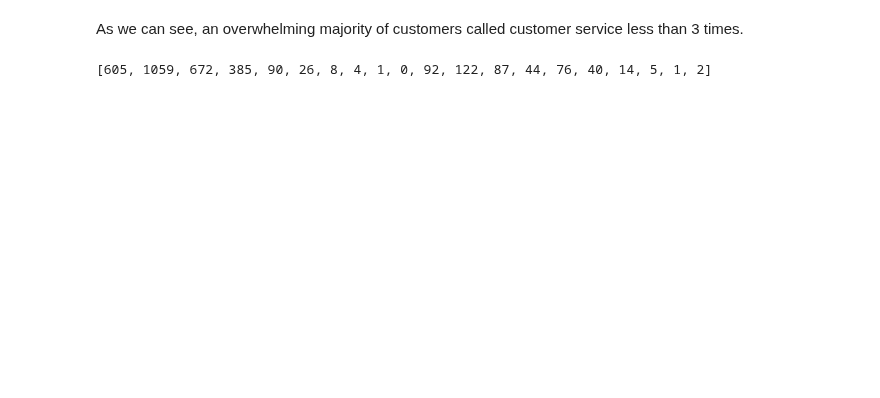
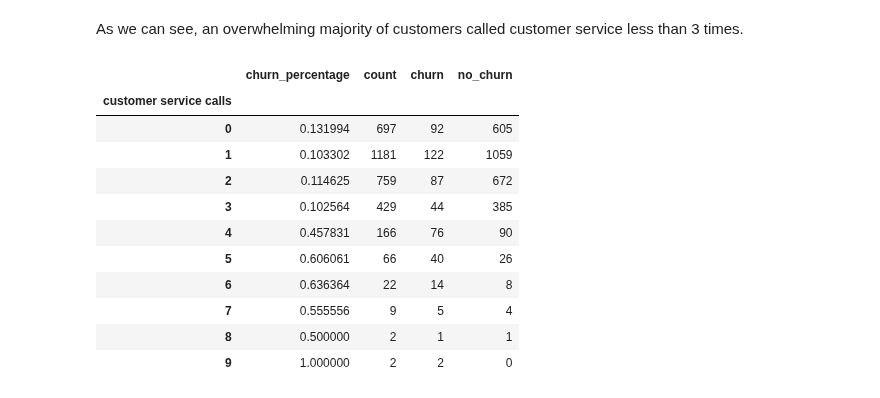
Before and after one commit to bmjaron/phase_3_project, a Jupyter notebook: Untitled1.ipynb, the cells around one changed output. Cells and saved outputs as stored; diff of their text form; code cells hidden in the pictures; blank space fills up the shorter version.

```diff
--- a/Untitled1.ipynb
+++ b/Untitled1.ipynb
@@ -119,9 +121,27 @@ As we can see, an overwhelming majority of customers called customer service les
 # %%
 df_2 = df[['customer service calls', 'churn']]
 
 churn = [df_2.groupby('customer service calls').sum()['churn'][calls] for calls in range(0,10)]
 no_churn = [df_2['customer service calls'].value_counts()[calls]-churn[calls] for calls in range(0,10)]
+churn_percentage = [churn[calls]/(churn[calls]+no_churn[calls]) for calls in range(0,10)]
 
-plt
+pivot_df = pd.pivot_table(data=df_2, index='customer service calls')
+pivot_df.rename(columns={'churn': 'churn_percentage'}, inplace=True)
+pivot_df['count'] = df['customer service calls'].value_counts()
+pivot_df['churn'] = pd.Series(churn)
+pivot_df['no_churn'] = pd.Series(no_churn)
+
+pivot_df
 # %% [output]
-[605, 1059, 672, 385, 90, 26, 8, 4, 1, 0, 92, 122, 87, 44, 76, 40, 14, 5, 1, 2]
+|  | churn_percentage | count | churn | no_churn |
+| customer service calls |  |  |  |  |
+| 0 | 0.131994 | 697 | 92 | 605 |
+| 1 | 0.103302 | 1181 | 122 | 1059 |
+| 2 | 0.114625 | 759 | 87 | 672 |
+| 3 | 0.102564 | 429 | 44 | 385 |
+| 4 | 0.457831 | 166 | 76 | 90 |
+| 5 | 0.606061 | 66 | 40 | 26 |
+| 6 | 0.636364 | 22 | 14 | 8 |
+| 7 | 0.555556 | 9 | 5 | 4 |
+| 8 | 0.500000 | 2 | 1 | 1 |
+| 9 | 1.000000 | 2 | 2 | 0 |
```
Also changed, not shown: parts of 14 cells of this notebook.
